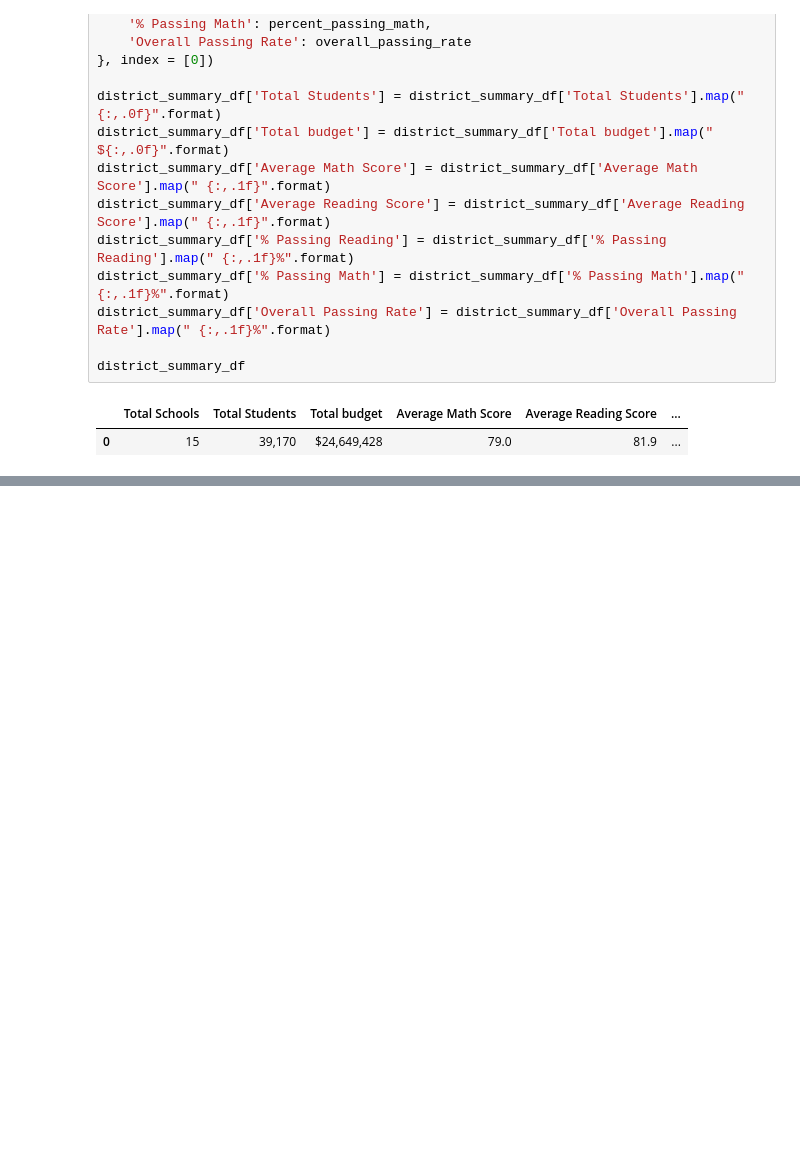
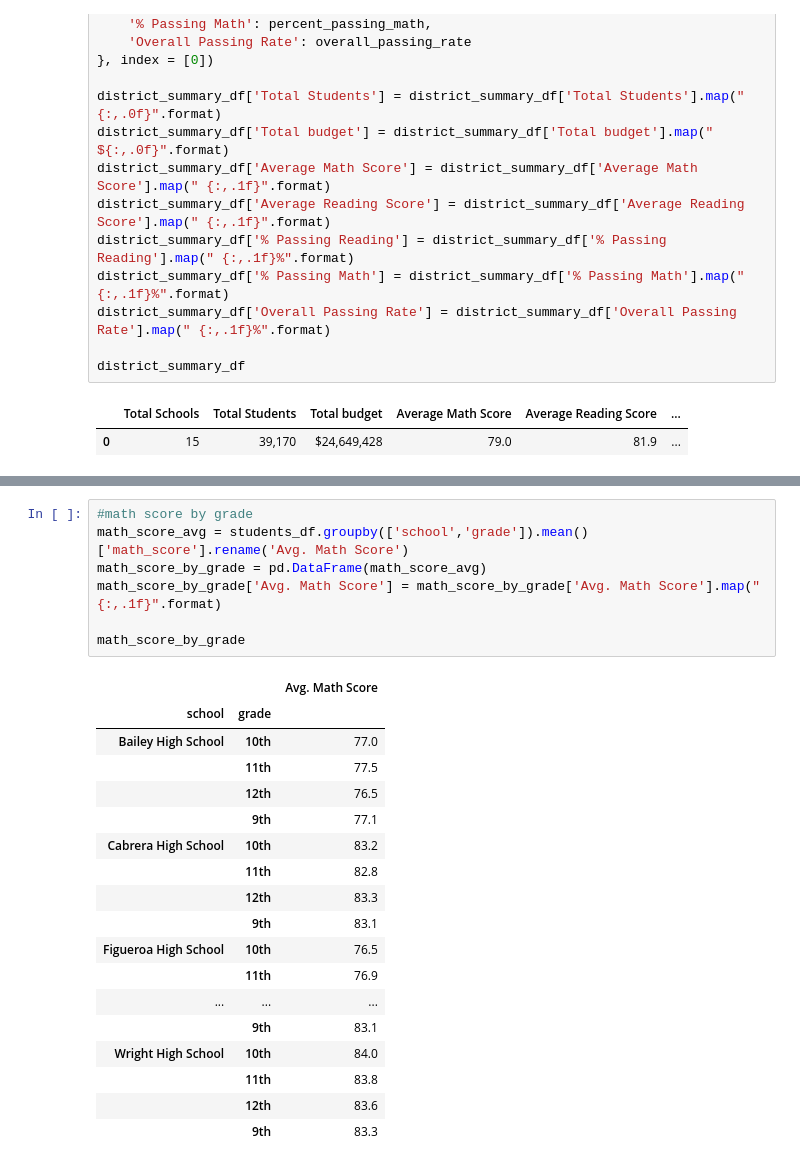
Before and after one commit to Prathamdoshi/School-District-Data-Analytics, a Jupyter notebook: School District Data Analysis.ipynb, the cells around one changed output, grey strips where cells are left out. Cells and saved outputs as stored; diff of their text form; blank space fills up the shorter version.

```diff
--- a/School District Data Analysis.ipynb
+++ b/School District Data Analysis.ipynb
@@ -157,3 +157,29 @@ school_summary_df.head()
 | Huang High School | 2917 | $5,573,322,295 | $1,910,635 | 76.6 | 81.2 | 63.3% | ... |
 | Johnson High School | 4761 | $14,733,628,650 | $3,094,650 | 77.1 | 81.0 | 63.9% | ... |
 | Hernandez High School | 4635 | $14,007,062,700 | $3,022,020 | 77.3 | 80.9 | 64.7% | ... |
+# %%
+#math score by grade
+math_score_avg = students_df.groupby(['school','grade']).mean()['math_score'].rename('Avg. Math Score')
+math_score_by_grade = pd.DataFrame(math_score_avg)
+math_score_by_grade['Avg. Math Score'] = math_score_by_grade['Avg. Math Score'].map(" {:,.1f}".format)
+
+math_score_by_grade
+# %% [output]
+|  |  | Avg. Math Score |
+| school | grade |  |
+| Bailey High School | 10th | 77.0 |
+|  | 11th | 77.5 |
+|  | 12th | 76.5 |
+|  | 9th | 77.1 |
+| Cabrera High School | 10th | 83.2 |
+|  | 11th | 82.8 |
+|  | 12th | 83.3 |
+|  | 9th | 83.1 |
+| Figueroa High School | 10th | 76.5 |
+|  | 11th | 76.9 |
+| ... | ... | ... |
+|  | 9th | 83.1 |
+| Wright High School | 10th | 84.0 |
+|  | 11th | 83.8 |
+|  | 12th | 83.6 |
+|  | 9th | 83.3 |
```
Also changed, not shown: parts of 1 cell of this notebook.
